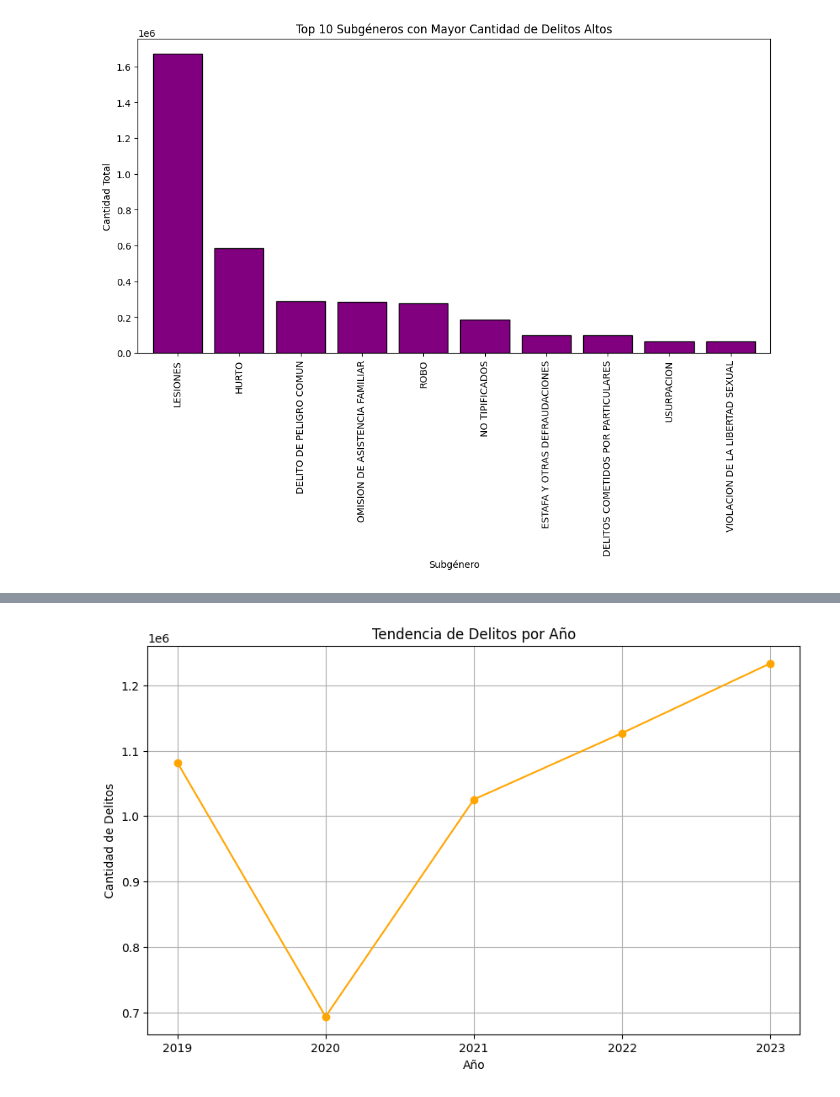
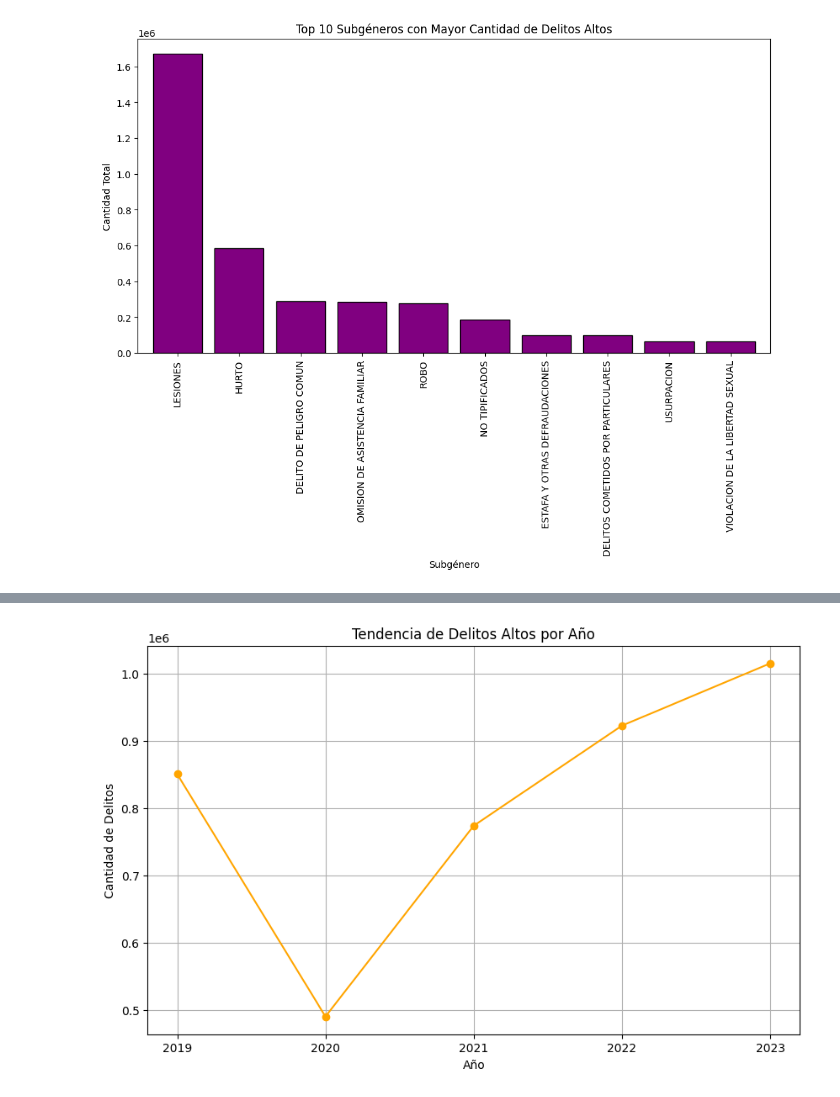
Before and after one commit to xKevO/Analisis_delitos_peru, a Jupyter notebook: delitos_peru.ipynb, the cells around one changed output, grey strips where cells are left out. Cells and saved outputs as stored; diff of their text form; code cells hidden in the pictures.

```diff
--- a/delitos_peru.ipynb
+++ b/delitos_peru.ipynb
@@ -1,11 +1,11 @@
 # %% [markdown]
 # ANALISIS DE CRIMINALIDAD EN PERU UN ESTUDIO DE LOS ULTIMOS 4 AÑOS
 # %%
-import pandas as pd # type: ignore
+import pandas as pd
 import os
 
 # Ruta local en tu Mac donde tienes los archivos CSV
-folder_path = '/Users/kevinmr/Workspace/PORTAFOLIO/Analisis_delitos_peru/'
+folder_path = r'C:\Users\Workspace2\Criminalidad_peru\Analisis_delitos_peru'
 
 # Lista de archivos CSV
 file_names = ['delitos_2019.csv', 'delitos_2020.csv', 'delitos_2021.csv', 'delitos_2022.csv', 'delitos_2023.csv']
@@ -269,15 +305,15 @@ plt.show()
 # %%
-# Agrupar datos por año (anio_denuncia) y sumar la cantidad de delitos
-delitos_por_anio = df_delitos.groupby('anio_denuncia')['cantidad'].sum()
+# Agrupar datos por año (anio_denuncia) y sumar la cantidad de delitos en el subset filtrado
+delitos_por_anio = df_alta_cantidad.groupby('anio_denuncia')['cantidad'].sum()
 
 # Graficar la tendencia de delitos por año
 plt.figure(figsize=(10, 6))
 delitos_por_anio.plot(kind='line', marker='o', color='orange')
-plt.title('Tendencia de Delitos por Año')
+plt.title('Tendencia de Delitos Altos por Año')
 plt.xlabel('Año')
 plt.ylabel('Cantidad de Delitos')
 plt.xticks(delitos_por_anio.index)  # Mostrar todos los años en el eje x
 plt.grid(True)
 plt.show()
 # %% [output]
-[figure, old version]
+[figure, new version]
```
Also changed, not shown: parts of 9 cells of this notebook, 5 other files.
